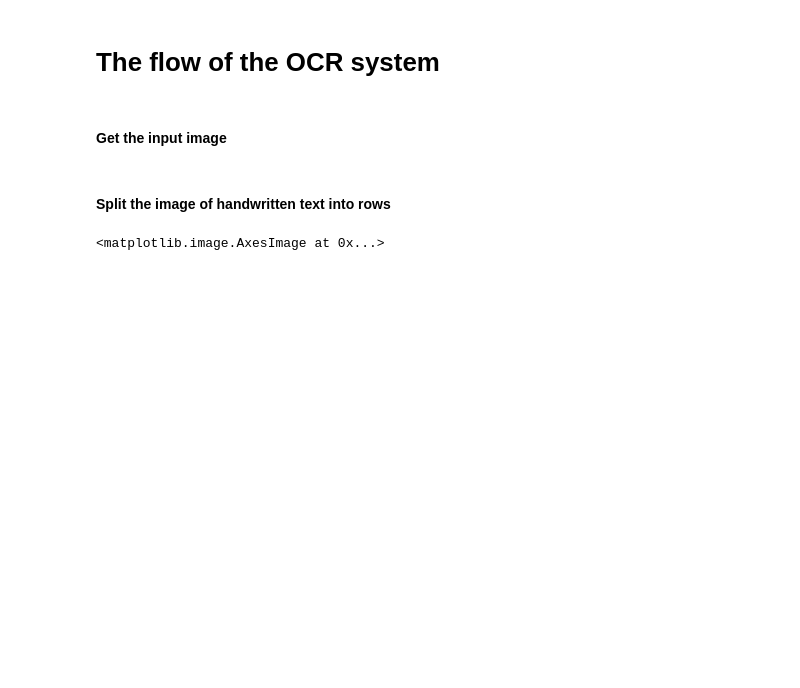
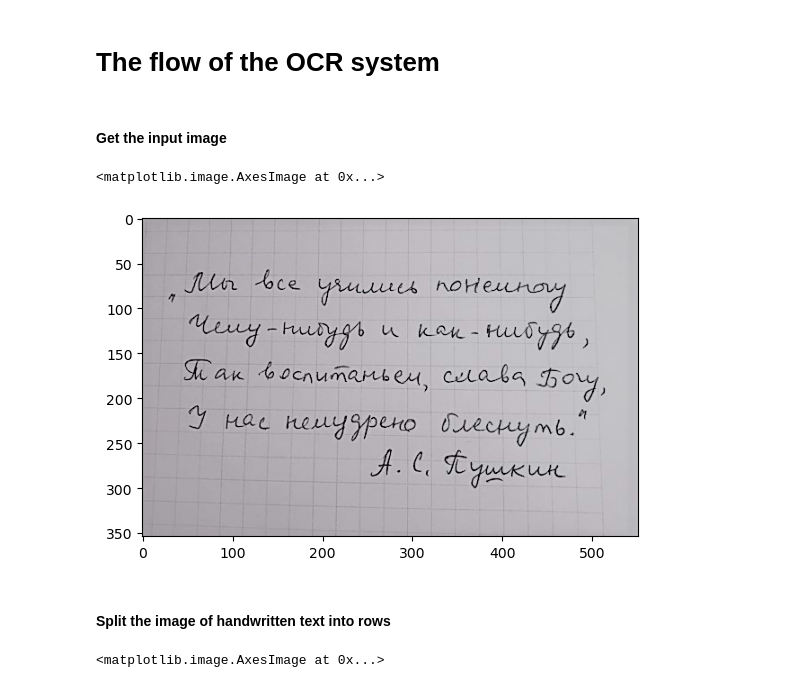
Before and after one commit to TalgatBaktybekov/Telegram-Russian-OCR, a Jupyter notebook: OCR_LOGIC.ipynb, the cells around one changed output. Saved outputs shown, nothing was run; the diff lists cells and outputs as text; code cells hidden in the pictures; blank space fills up the shorter version.

```diff
--- a/OCR_LOGIC.ipynb
+++ b/OCR_LOGIC.ipynb
@@ -5,7 +5,14 @@
 # %%
 import cv2
 import os
-image = cv2.imread(os.path.join(os.getcwd(), 'test.png'))
+from matplotlib import pyplot as plt
+
+image = cv2.imread(os.path.join(os.getcwd(), 'test.jpeg'))
+
+plt.imshow(image)
+# %% [output]
+<matplotlib.image.AxesImage at 0x...>
+[figure, added]
 # %% [markdown]
 #### Split the image of handwritten text into rows
 # %%
```
Also changed, not shown: parts of 7 cells of this notebook, 6 other files.
